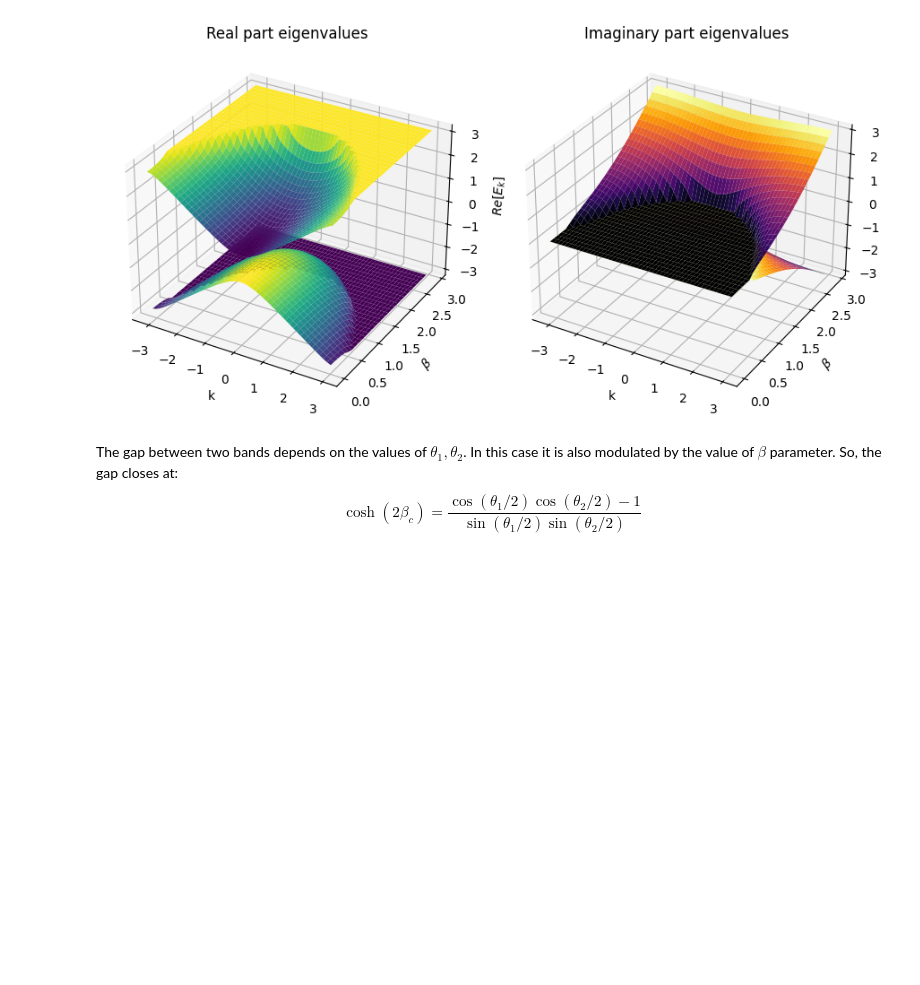
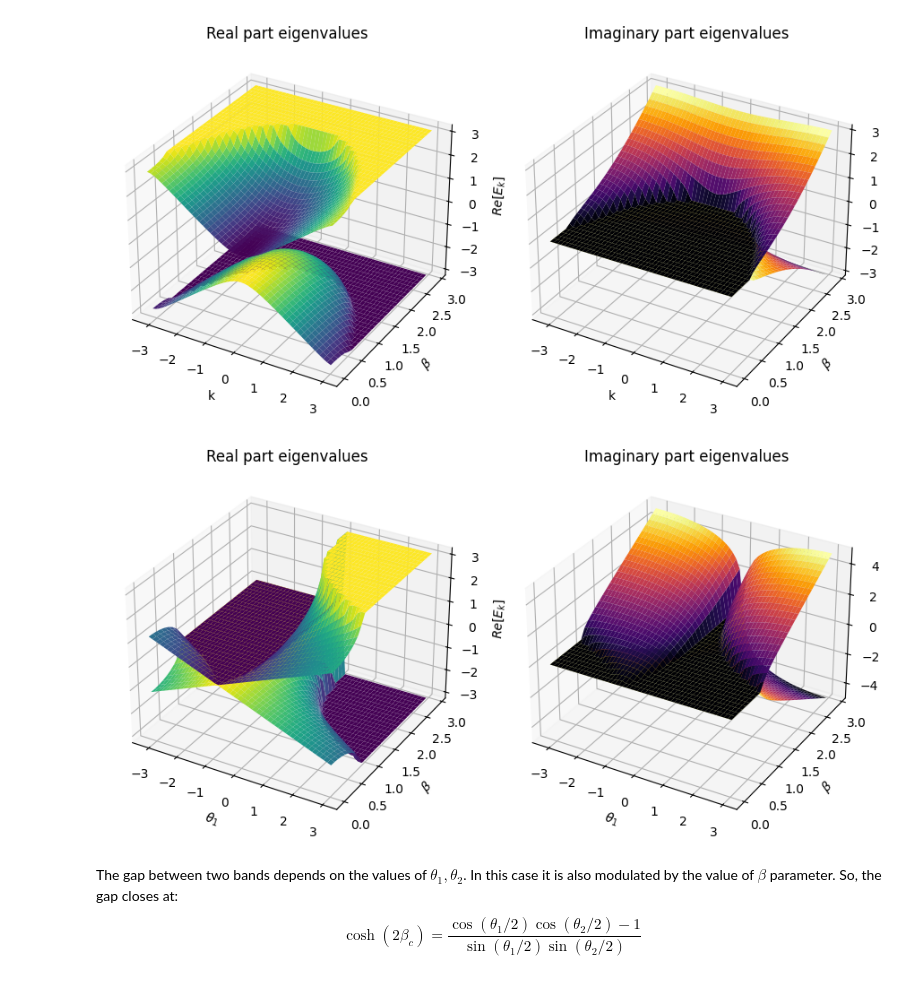
Before and after one commit to JedrekSt/NonHermitianQW, a Jupyter notebook: demo_/non_unitary.ipynb, the cells around one changed output. Cells and saved outputs as stored; diff of their text form; code cells hidden in the pictures; blank space fills up the shorter version.

```diff
--- a/demo_/non_unitary.ipynb
+++ b/demo_/non_unitary.ipynb
@@ -107,6 +107,45 @@ plt.subplots_adjust(wspace = 0.1)
 plt.show()
 # %% [output]
 [figure]
+# %%
+def E_(k_,bt_,th1,th2):
+    return np.arccos(np.cos(k_)*np.cos(th1/2)*np.cos(th2/2)-np.sin(th1/2)*np.sin(th2/2)*np.cosh(2*bt_+0j))
+
+dim = 50
+th1 = np.arange(-dim//2,dim//2)*2*np.pi/dim
+th2 = np.pi / 4
+k_ = 0
+bta_ = np.arange(0,3,0.1)
+th1,bta_ = np.meshgrid(th1,bta_)
+
+fig = plt.figure(figsize = (11,7))
+ax1 = fig.add_subplot(1,2,1,projection = "3d")
+ax2 = fig.add_subplot(1,2,2,projection = "3d")
+
+data_ = np.vectorize(E_)(k_,bta_,th1,th2)
+
+ax1.plot_surface(th1,bta_,np.real(data_),cmap="viridis")
+ax1.plot_surface(th1,bta_,-np.real(data_),cmap="viridis")
+
+ax1.set_xlabel(r"$\theta_{1}$")
+ax1.set_ylabel(r"$\beta$")
+ax1.set_zlabel(r"$Re[E_{k}]$")
+ax1.set_title("Real part eigenvalues")
+ax1.view_init()
+
+ax2.plot_surface(th1,bta_,np.imag(data_),cmap="inferno")
+ax2.plot_surface(th1,bta_,-np.imag(data_),cmap="inferno")
+
+ax2.set_xlabel(r"$\theta_{1}$")
+ax2.set_ylabel(r"$\beta$")
+ax2.set_zlabel(r"$Im[E_{k}]$")
+ax2.set_title("Imaginary part eigenvalues")
+
+plt.subplots_adjust(wspace = 0.1)
+
+plt.show()
+# %% [output]
+[figure, added]
 # %% [markdown]
 The gap between two bands depends on the values of $\theta_{1},\theta_{2}$. In this case it is also modulated by the value of $\beta$ parameter. So, the gap closes at:
 $$
```
Also changed, not shown: 3 other files.
